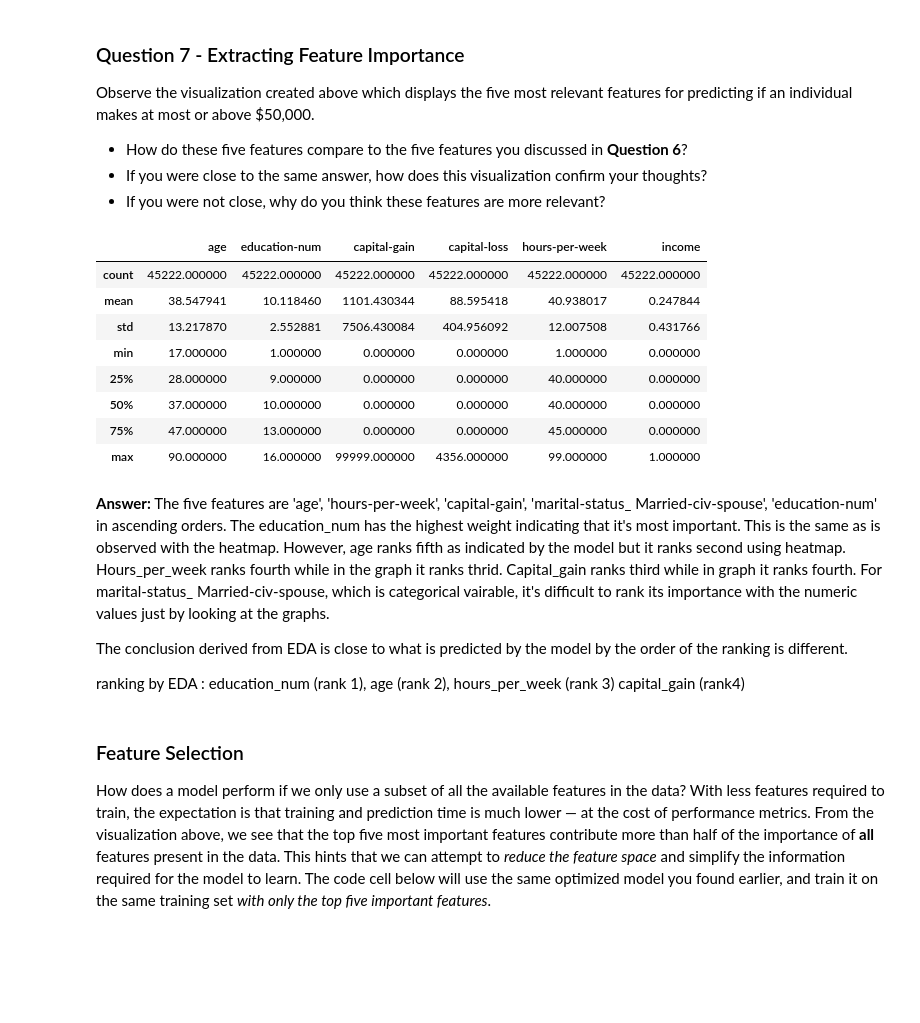
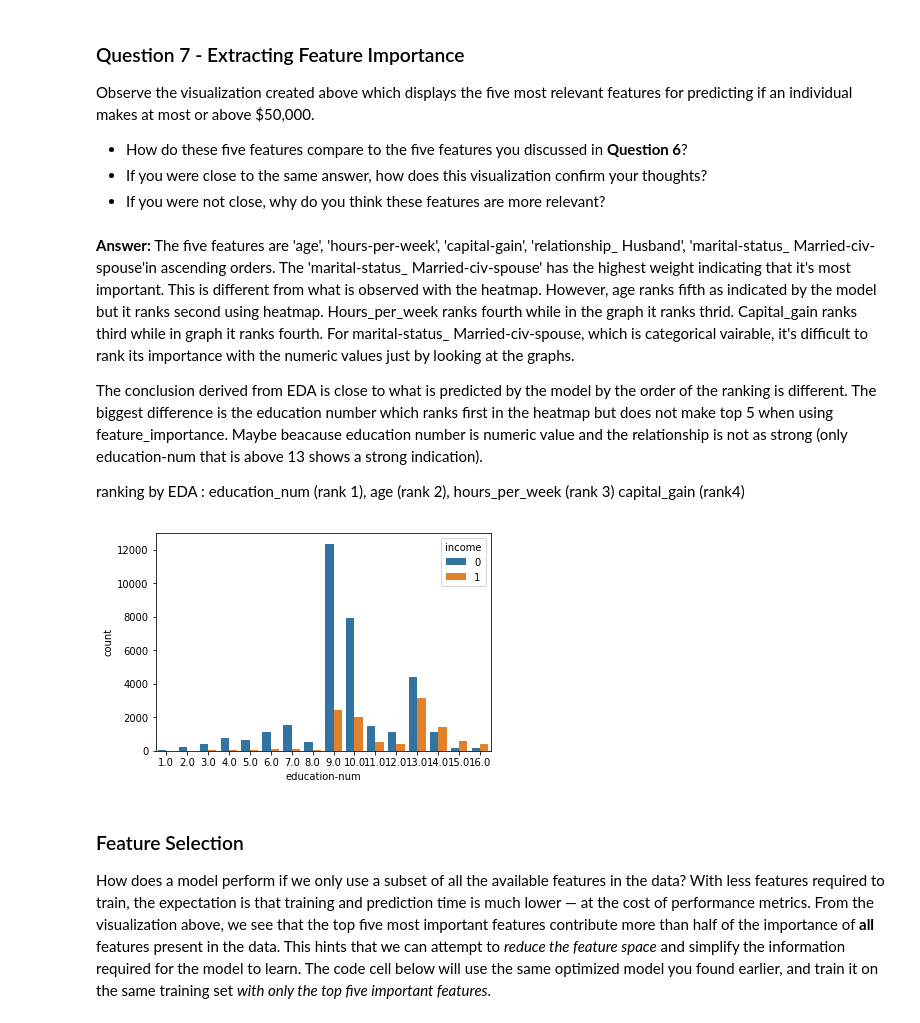
Before and after one commit to you418/p1_charityml, a Jupyter notebook: finding_donors.ipynb, the cells around one changed output. Cells and saved outputs as stored; diff of their text form; code cells hidden in the pictures; blank space fills up the shorter version.

```diff
--- a/finding_donors.ipynb
+++ b/finding_donors.ipynb
@@ -662,24 +659,16 @@ Observe the visualization created above which displays the five most relevant fe
 * How do these five features compare to the five features you discussed in **Question 6**?
 * If you were close to the same answer, how does this visualization confirm your thoughts?
 * If you were not close, why do you think these features are more relevant?
-# %%
-data.describe()
-# %% [output]
-|  | age | education-num | capital-gain | capital-loss | hours-per-week | income |
-| count | 45222.000000 | 45222.000000 | 45222.000000 | 45222.000000 | 45222.000000 | 45222.000000 |
-| mean | 38.547941 | 10.118460 | 1101.430344 | 88.595418 | 40.938017 | 0.247844 |
-| std | 13.217870 | 2.552881 | 7506.430084 | 404.956092 | 12.007508 | 0.431766 |
-| min | 17.000000 | 1.000000 | 0.000000 | 0.000000 | 1.000000 | 0.000000 |
-| 25% | 28.000000 | 9.000000 | 0.000000 | 0.000000 | 40.000000 | 0.000000 |
-| 50% | 37.000000 | 10.000000 | 0.000000 | 0.000000 | 40.000000 | 0.000000 |
-| 75% | 47.000000 | 13.000000 | 0.000000 | 0.000000 | 45.000000 | 0.000000 |
-| max | 90.000000 | 16.000000 | 99999.000000 | 4356.000000 | 99.000000 | 1.000000 |
 # %% [markdown]
-**Answer:** The five features are 'age', 'hours-per-week', 'capital-gain', 'marital-status_ Married-civ-spouse', 'education-num' in ascending orders. The education_num has the highest weight indicating that it's most important. This is the same as is observed with the heatmap. However, age ranks fifth as indicated by the model but it ranks second using heatmap. Hours_per_week ranks fourth while in the graph it ranks thrid. Capital_gain ranks third while in graph it ranks fourth. For marital-status_ Married-civ-spouse, which is categorical vairable, it's difficult to rank its importance with the numeric values just by looking at the graphs.
+**Answer:** The five features are 'age', 'hours-per-week', 'capital-gain', 'relationship_ Husband', 'marital-status_ Married-civ-spouse'in ascending orders. The 'marital-status_ Married-civ-spouse' has the highest weight indicating that it's most important. This is different from what is observed with the heatmap. However, age ranks fifth as indicated by the model but it ranks second using heatmap. Hours_per_week ranks fourth while in the graph it ranks thrid. Capital_gain ranks third while in graph it ranks fourth. For marital-status_ Married-civ-spouse, which is categorical vairable, it's difficult to rank its importance with the numeric values just by looking at the graphs.
 
-The conclusion derived from EDA is close to what is predicted by the model by the order of the ranking is different.
+The conclusion derived from EDA is close to what is predicted by the model by the order of the ranking is different. The biggest difference is the education number which ranks first in the heatmap but does not make top 5 when using feature_importance. Maybe beacause education number is numeric value and the relationship is not as strong (only education-num that is above 13 shows a strong indication).
 
 ranking by EDA : education_num (rank 1), age (rank 2), hours_per_week (rank 3) capital_gain (rank4)
+# %%
+sns.countplot(data = data, x = 'education-num', hue='income');
+# %% [output]
+[figure, added]
 # %% [markdown]
 ### Feature Selection
 How does a model perform if we only use a subset of all the available features in the data? With less features required to train, the expectation is that training and prediction time is much lower — at the cost of performance metrics. From the visualization above, we see that the top five most important features contribute more than half of the importance of **all** features present in the data. This hints that we can attempt to *reduce the feature space* and simplify the information required for the model to learn. The code cell below will use the same optimized model you found earlier, and train it on the same training set *with only the top five important features*.
```
Also changed, not shown: parts of 13 cells of this notebook, 1 other file.
